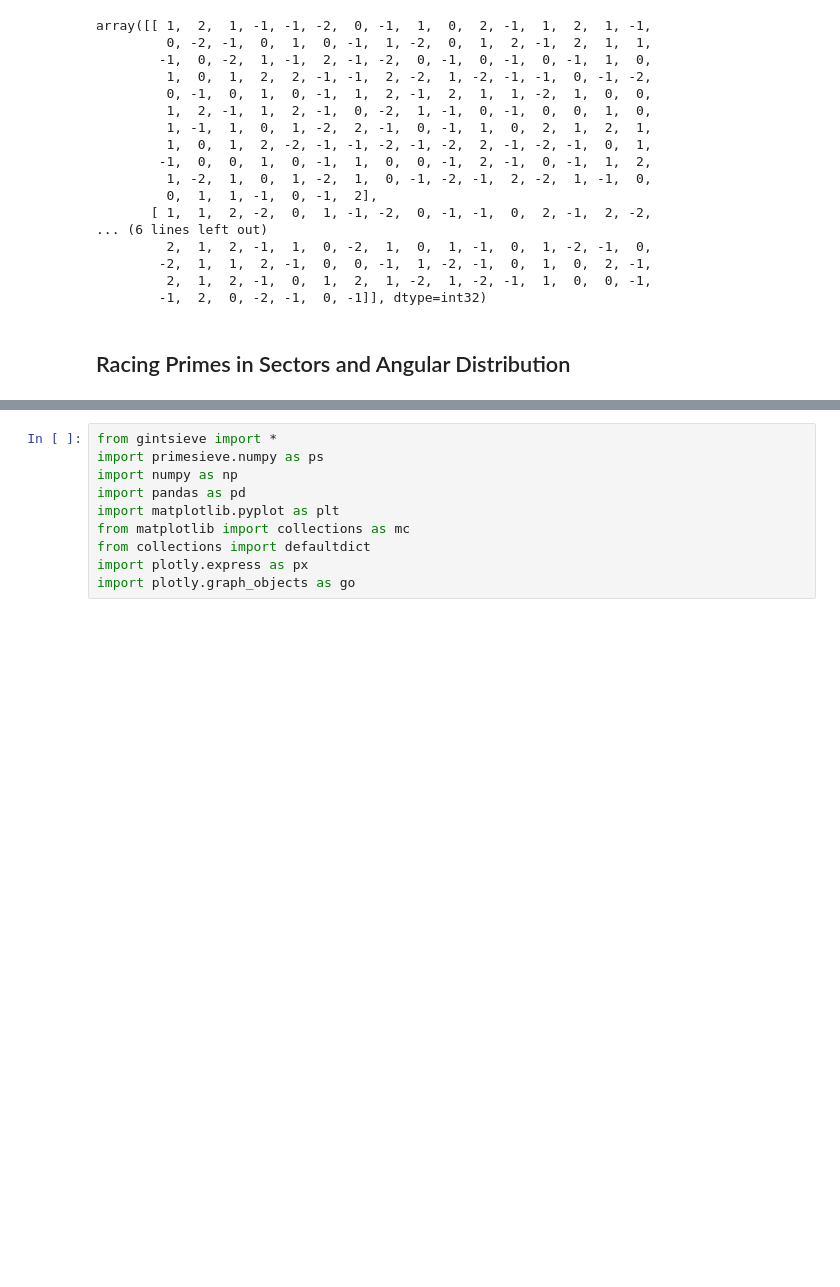
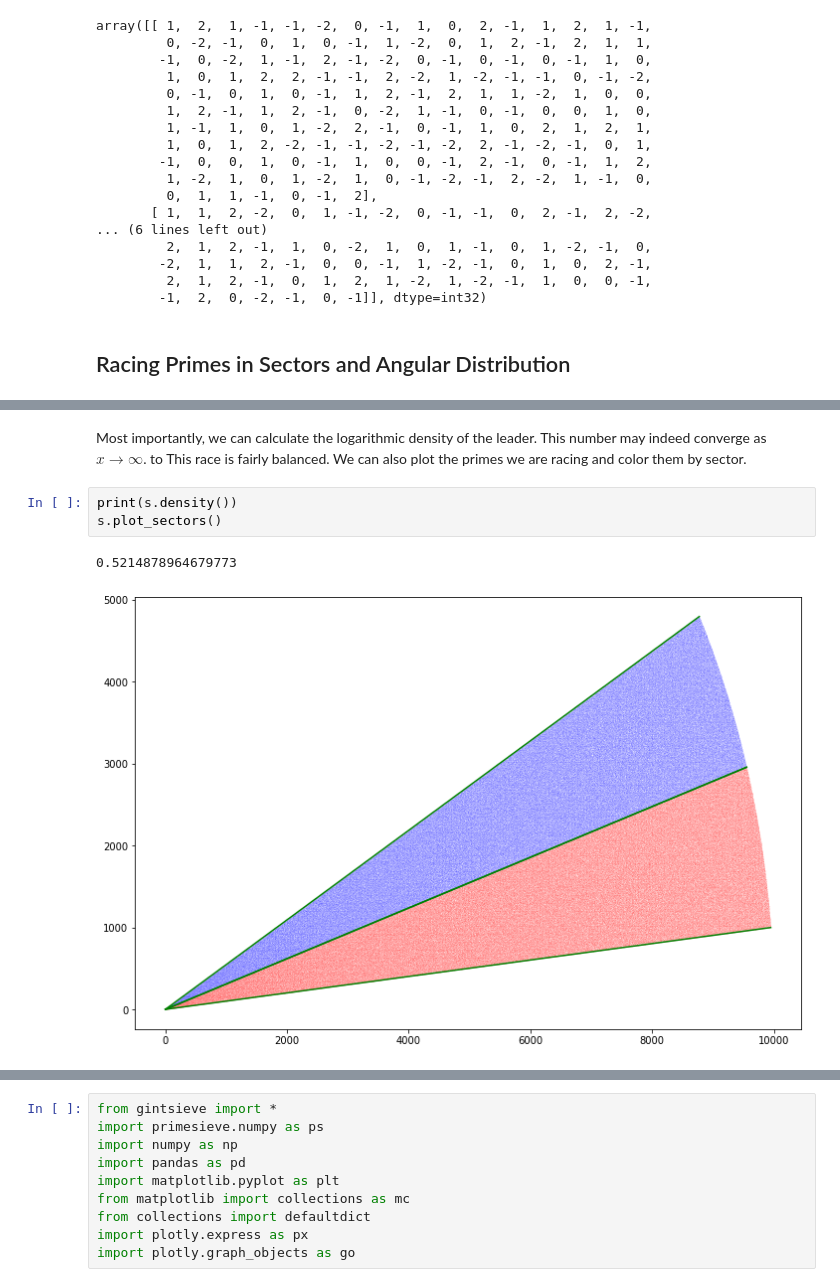
Before and after one commit to zebengberg/gaussian-integer-sieve, a Jupyter notebook: python/examples.ipynb, the cells around one changed output, grey strips where cells are left out. Cells and saved outputs as stored; diff of their text form; blank space fills up the shorter version.

```diff
--- a/python/examples.ipynb
+++ b/python/examples.ipynb
@@ -122,0 +145,8 @@ for k in range(20):
+# %% [markdown]
+Most importantly, we can calculate the logarithmic density of the leader. This number may indeed converge as $x\to\infty$. to This race is fairly balanced. We can also plot the primes we are racing and color them by sector.
+# %%
+print(s.density())
+s.plot_sectors()
+# %% [output]
+0.5214878964679773
+[figure, added]
```
Also changed, not shown: parts of 21 cells of this notebook, 1 other file.
